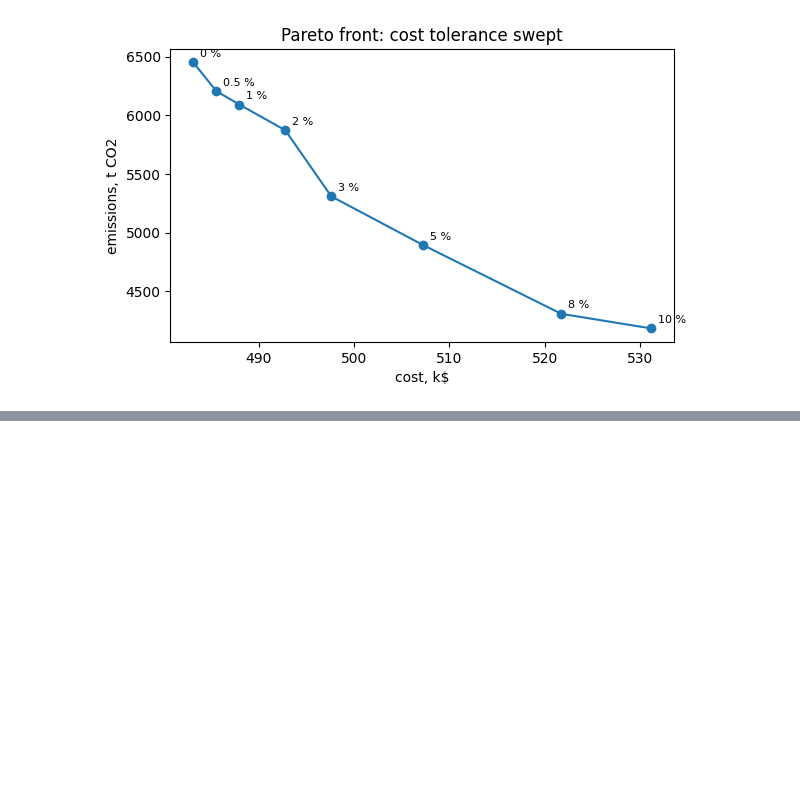
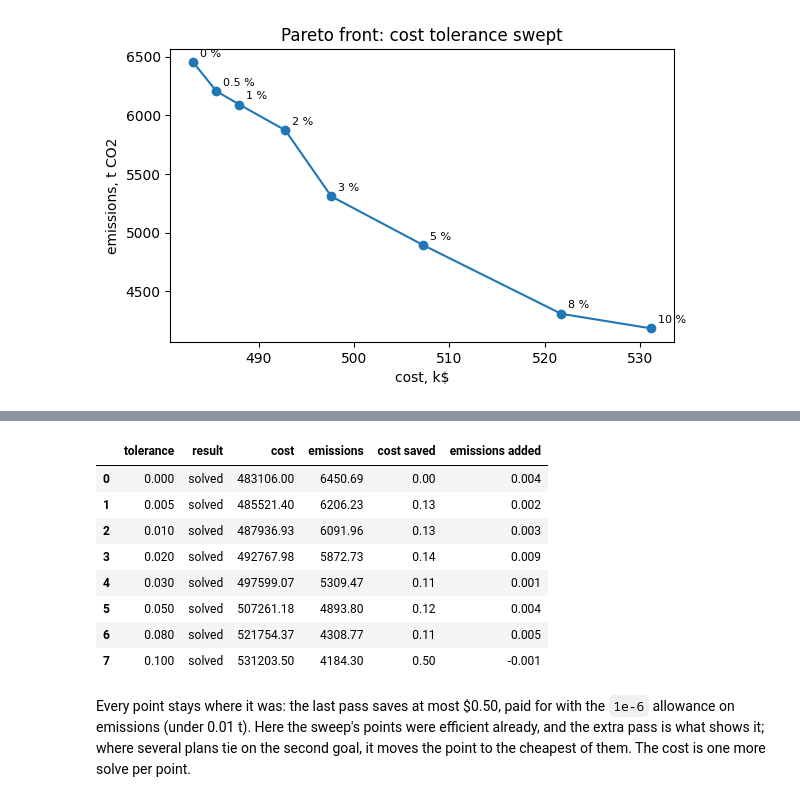
Before and after one commit to ampl/colab.ampl.com, a Jupyter notebook: authors/glebbelov/solver-features/hierarchy_tolerances_pareto.ipynb, the cells around one changed output, grey strips where cells are left out. Cells and saved outputs as stored; diff of their text form; code cells hidden in the pictures; blank space fills up the shorter version.

```diff
--- a/authors/glebbelov/solver-features/hierarchy_tolerances_pareto.ipynb
+++ b/authors/glebbelov/solver-features/hierarchy_tolerances_pareto.ipynb
@@ -342,0 +342,47 @@ a single "cost of carbon" for the whole curve.
+# %%
+def efficient_point(t, hold=1e-6):
+    # cost (tolerance t), then emissions (held within `hold`), then cost again
+    load(units, reserve_frac=0.08, model=MODEL + "minimize Cost_Again: Cost;")
+    ampl.eval("drop Starts;")
+    for prio, o, rel in (
+        (3, "Total_Cost", t or 1e-20),
+        (2, "Emissions", hold),
+        (1, "Cost_Again", None),
+    ):
+        obj = ampl.get_objective(o)
+        obj.set_suffix("objpriority", prio)  # IN suffix
+        if rel is not None:
+            obj.set_suffix("objreltol", rel)
+    ampl.solve(solver=SOLVER, **{f"{SOLVER}_options": "obj:multi=2"}, verbose=False)
+    return ampl.solve_result, ampl.get_value("Cost"), ampl.get_value("Emissions")
+
+
+rows = []
+for _, r in front.iterrows():
+    result, cost, emissions = efficient_point(r.tolerance)
+    rows.append(
+        {
+            "tolerance": r.tolerance,
+            "result": result,
+            "cost": round(cost, 2),
+            "emissions": round(emissions, 2),
+            "cost saved": round(r.cost - cost, 2),
+            "emissions added": round(emissions - r.emissions, 3),
+        }
+    )
+pd.DataFrame(rows)
+# %% [output]
+|  | tolerance | result | cost | emissions | cost saved | emissions added |
+| 0 | 0.000 | solved | 483106.00 | 6450.69 | 0.00 | 0.004 |
+| 1 | 0.005 | solved | 485521.40 | 6206.23 | 0.13 | 0.002 |
+| 2 | 0.010 | solved | 487936.93 | 6091.96 | 0.13 | 0.003 |
+| 3 | 0.020 | solved | 492767.98 | 5872.73 | 0.14 | 0.009 |
+| 4 | 0.030 | solved | 497599.07 | 5309.47 | 0.11 | 0.001 |
+| 5 | 0.050 | solved | 507261.18 | 4893.80 | 0.12 | 0.004 |
+| 6 | 0.080 | solved | 521754.37 | 4308.77 | 0.11 | 0.005 |
+| 7 | 0.100 | solved | 531203.50 | 4184.30 | 0.50 | -0.001 |
+# %% [markdown]
+Every point stays where it was: the last pass saves at most $0.50, paid for with the `1e-6` allowance on
+emissions (under 0.01 t). Here the sweep's points were efficient already, and the extra pass is what shows it; where
+several plans tie on the second goal, it moves the point to the cheapest of them. The cost is one more solve per
+point.
```
Also changed, not shown: parts of 4 cells of this notebook, 1 other file.
